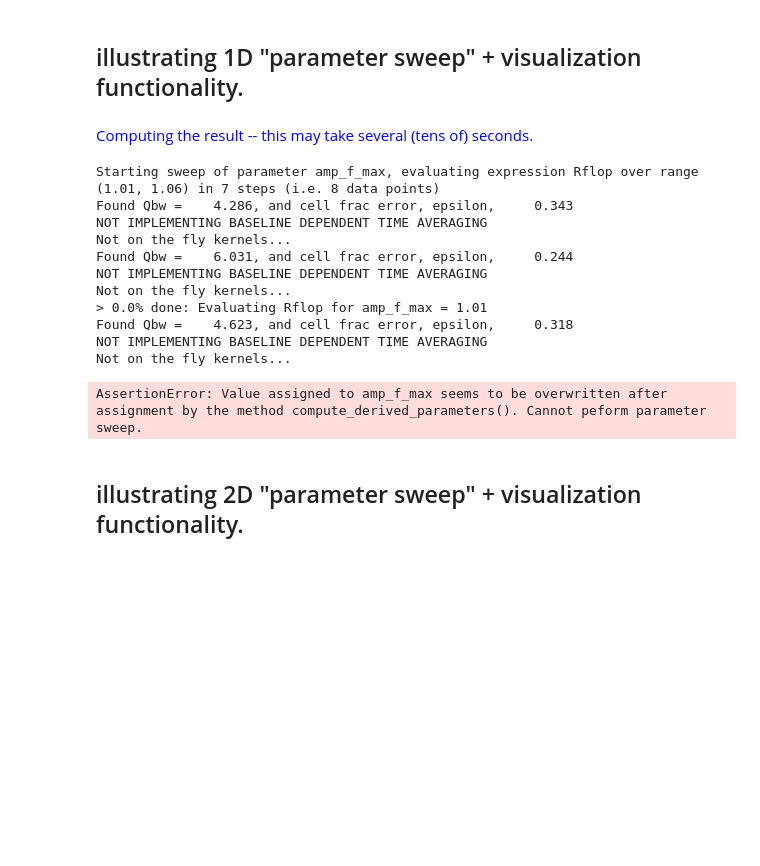
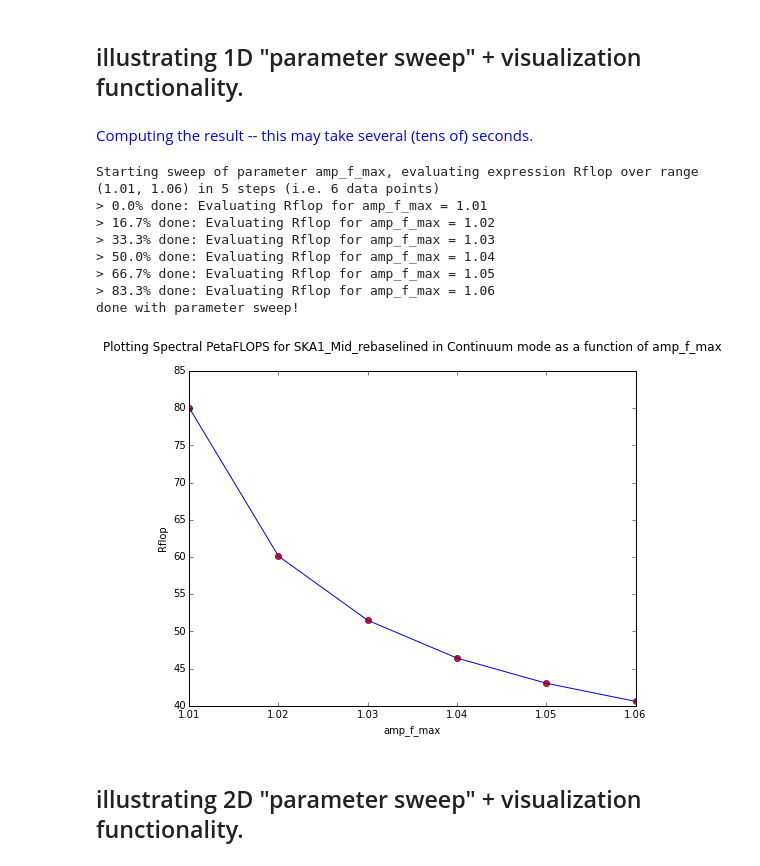
Before and after one commit to top-sim/sdp-par-model, a Jupyter notebook: iPython/SKA1_Imaging_Performance_Model.ipynb, the cells around one changed output. Saved outputs shown, nothing was run; the diff lists cells and outputs as text; code cells hidden in the pictures; blank space fills up the shorter version.

Commit message:
minor fix, related to otf kernel "switch" being boolean

```diff
--- a/iPython/SKA1_Imaging_Performance_Model.ipynb
+++ b/iPython/SKA1_Imaging_Performance_Model.ipynb
@@ -138,36 +122,32 @@ Computed Values:
 # %%
 from IPython.display import display, HTML
 
 expression = 'Rflop'
 parameter = 'amp_f_max'
 param_val_min = 1.01
 param_val_max = 1.06
-unit_string = None # alternatively, e.g. "u.km" (including quotes) for km
-number_steps = 7
+number_steps = 5
 telescope = Telescopes.SKA1_Mid
 immode = ImagingModes.Continuum
 band=Bands.Mid1
 
 display(HTML('<font color="blue">Computing the result -- this may take several (tens of) seconds.</font>'))
 (param_values, results) = iapi.eval_param_sweep_1d(telescope, immode, band=band,
                                                    expression=expression, parameter=parameter, param_val_min=param_val_min,
                                                    param_val_max=param_val_max, number_steps=number_steps, verbose=False)
 header = 'Plotting Spectral PetaFLOPS for %s in %s mode as a function of %s' % (telescope, immode, parameter)
 iapi.plot_line_datapoints(header, param_values, np.array(results)/c.peta, xlabel=parameter, ylabel=expression)
 # %% [output]
 Computing the result -- this may take several (tens of) seconds.
-Starting sweep of parameter amp_f_max, evaluating expression Rflop over range (1.01, 1.06) in 7 steps (i.e. 8 data points)
-Found Qbw =    4.286, and cell frac error, epsilon,     0.343
-NOT IMPLEMENTING BASELINE DEPENDENT TIME AVERAGING
-Not on the fly kernels...
-Found Qbw =    6.031, and cell frac error, epsilon,     0.244
-NOT IMPLEMENTING BASELINE DEPENDENT TIME AVERAGING
-Not on the fly kernels...
+Starting sweep of parameter amp_f_max, evaluating expression Rflop over range (1.01, 1.06) in 5 steps (i.e. 6 data points)
 > 0.0% done: Evaluating Rflop for amp_f_max = 1.01
-Found Qbw =    4.623, and cell frac error, epsilon,     0.318
-NOT IMPLEMENTING BASELINE DEPENDENT TIME AVERAGING
-Not on the fly kernels...
+> 16.7% done: Evaluating Rflop for amp_f_max = 1.02
+> 33.3% done: Evaluating Rflop for amp_f_max = 1.03
+> 50.0% done: Evaluating Rflop for amp_f_max = 1.04
+> 66.7% done: Evaluating Rflop for amp_f_max = 1.05
+> 83.3% done: Evaluating Rflop for amp_f_max = 1.06
+done with parameter sweep!
-AssertionError: Value assigned to amp_f_max seems to be overwritten after assignment by the method compute_derived_parameters(). Cannot peform parameter sweep.
+[figure, added]
 # %% [markdown]
 ## illustrating 2D "parameter sweep" + visualization functionality.
 # %%
```
Also changed, not shown: parts of 4 cells of this notebook, 2 other files.
